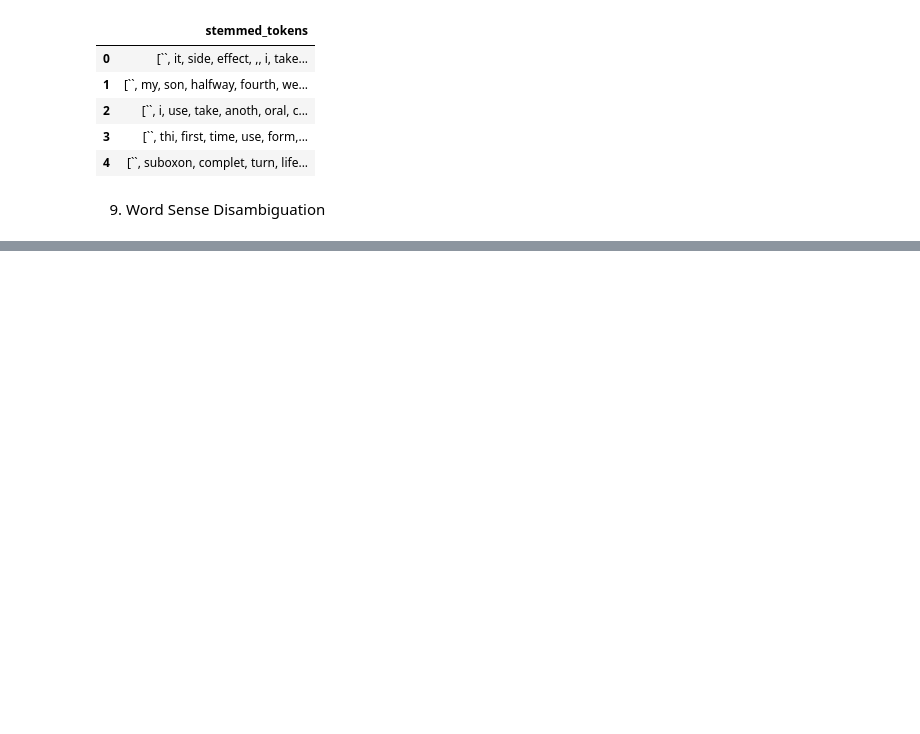
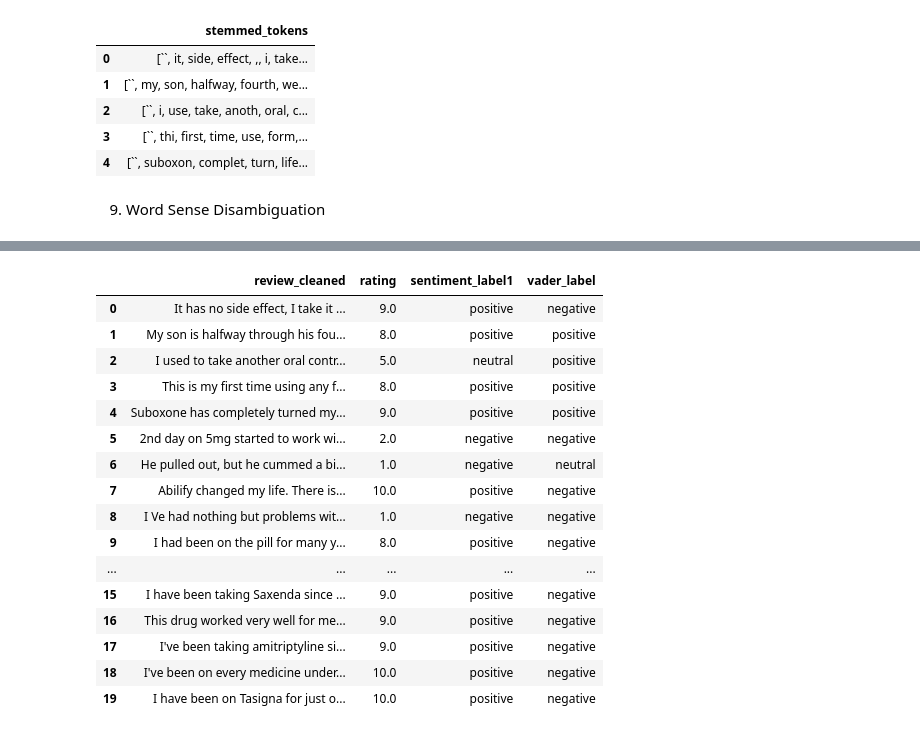
Before and after one commit to afreenjun/Social-Media-Comp-Project, a Jupyter notebook: SMC Project.ipynb, the cells around one changed output, grey strips where cells are left out. Cells and saved outputs as stored; diff of their text form; code cells hidden in the pictures; blank space fills up the shorter version.

Commit message:
part1 vader

```diff
--- a/SMC Project.ipynb
+++ b/SMC Project.ipynb
@@ -268,12 +304,0 @@ df2.head()
-# %%
-def sentiment(rating):
-    if rating >= 7:
-        return 'positive'
-    elif rating >= 4:
-        return 'neutral'
-    else:
-        return 'negative'
-
-df2['sentiment_label'] = df2['rating'].apply(sentiment)
-
-df2.head()
@@ -287,2 +304,0 @@ df2.head()
-# %%
-df2['cleaned_review'] = df2['tokens_no_stop'].apply(lambda x: ' '.join(x))
@@ -290,0 +309,6 @@ Error:
+# %%
+#1.Define sentiment labels based on rating for comparison with other techniques output
+
+df2['sentiment_label1'] = df2['rating'].apply(lambda x: 'positive' if x >= 7 else ('neutral' if x >= 5 else 'negative'))
+
+df2.head()
@@ -290,0 +329,11 @@ Error:
+# %%
+#2.Using VADER for text analysis
+
+from vaderSentiment.vaderSentiment import SentimentIntensityAnalyzer
+import re
+
+analyzer = SentimentIntensityAnalyzer()
+df2['vader_score'] = df2['review_cleaned'].apply(lambda x: analyzer.polarity_scores(x)['compound'])
+df2['vader_label'] = df2['vader_score'].apply(lambda x: 'positive' if x >= 0.05 else ('negative' if x <= -0.05 else 'neutral'))
+
+df2.head()
@@ -290,0 +347,21 @@ Error:
+# %%
+#comparing actual sentiment labels with VADER
+df2[['review_cleaned','rating','sentiment_label1', 'vader_label']].head(20)
+# %% [output]
+|  | review_cleaned | rating | sentiment_label1 | vader_label |
+| 0 | It has no side effect, I take it ... | 9.0 | positive | negative |
+| 1 | My son is halfway through his fou... | 8.0 | positive | positive |
+| 2 | I used to take another oral contr... | 5.0 | neutral | positive |
+| 3 | This is my first time using any f... | 8.0 | positive | positive |
+| 4 | Suboxone has completely turned my... | 9.0 | positive | positive |
+| 5 | 2nd day on 5mg started to work wi... | 2.0 | negative | negative |
+| 6 | He pulled out, but he cummed a bi... | 1.0 | negative | neutral |
+| 7 | Abilify changed my life. There is... | 10.0 | positive | negative |
+| 8 | I Ve had nothing but problems wit... | 1.0 | negative | negative |
+| 9 | I had been on the pill for many y... | 8.0 | positive | negative |
+| ... | ... | ... | ... | ... |
+| 15 | I have been taking Saxenda since ... | 9.0 | positive | negative |
+| 16 | This drug worked very well for me... | 9.0 | positive | negative |
+| 17 | I've been taking amitriptyline si... | 9.0 | positive | negative |
+| 18 | I've been on every medicine under... | 10.0 | positive | negative |
+| 19 | I have been on Tasigna for just o... | 10.0 | positive | negative |
```
Also changed, not shown: parts of 12 cells of this notebook, 1 other file.
